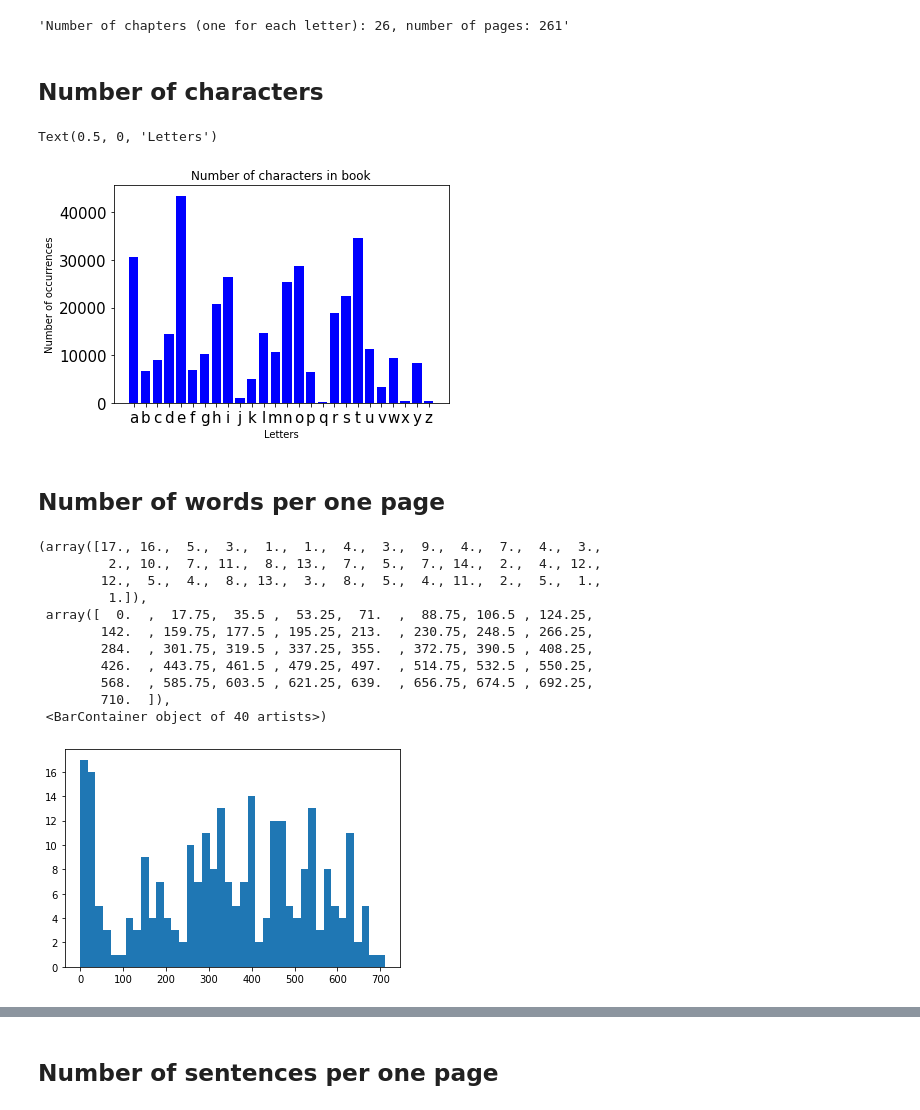
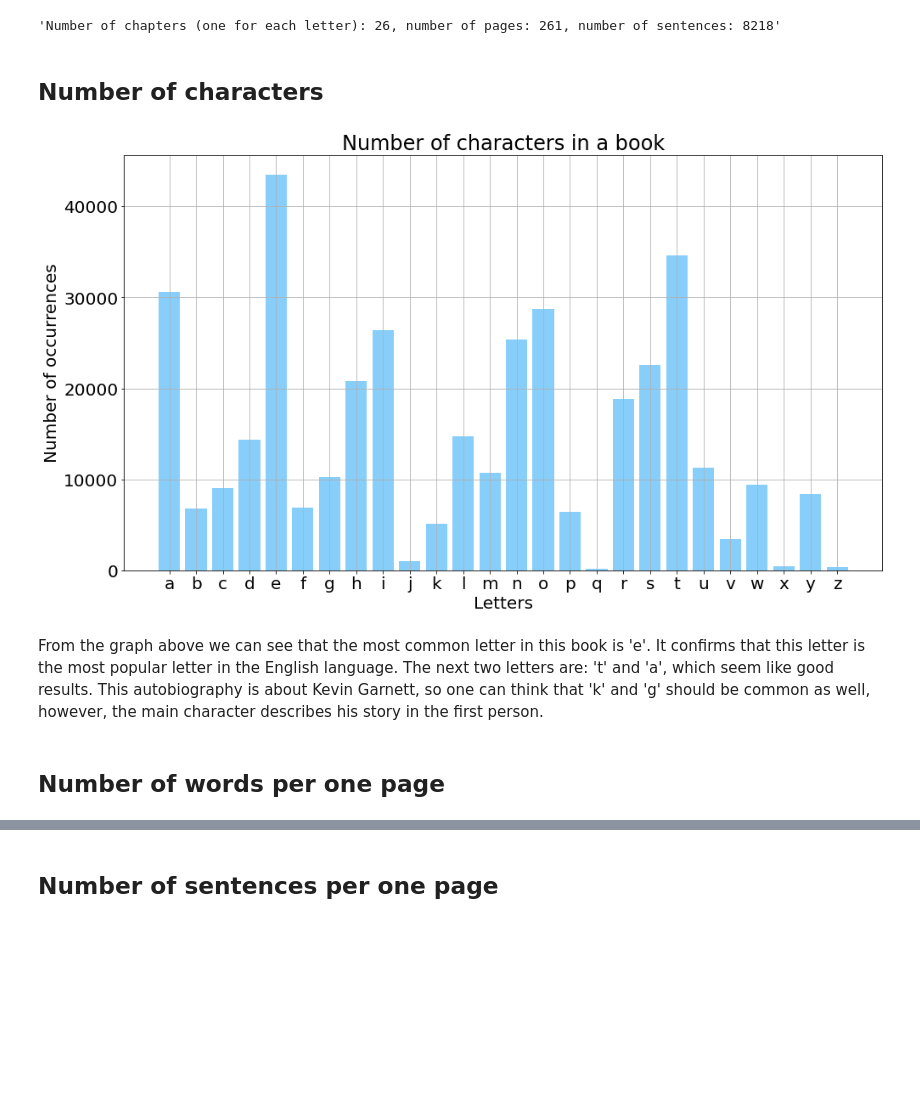
Before and after one commit to dpalatynski/DataAnalysis, a Jupyter notebook: book-analysis/book-analysis.ipynb, the cells around one changed output, grey strips where cells are left out. Saved outputs shown, nothing was run; the diff lists cells and outputs as text; code cells hidden in the pictures; blank space fills up the shorter version.

```diff
--- a/book-analysis/book-analysis.ipynb
+++ b/book-analysis/book-analysis.ipynb
@@ -34,4 +35,6 @@ eng_stopwords = stopwords.words("english")
 Tokenizer = RegexpTokenizer(r"[A-Za-z0-9-]+")
 wl=WordNetLemmatizer()
 nlp = spacy.load('en_core_web_lg')
+analyser = SentimentIntensityAnalyzer()
+colors = ['tomato', 'khaki', 'plum', 'lightskyblue','palegreen']
 # %% [markdown]
@@ -60,26 +90,47 @@ chapters = chapters[1:]
 # %%
+pages = prepare_pages('KG.pdf')
+chapters = prepare_chapters(pages)
 pages = [page.replace('\n', '') for page in pages]
 chapters = [chapter.replace('\n', '') for chapter in chapters]
 all_text = ' '.join(pages)
 all_sentences = nltk.tokenize.sent_tokenize(all_text)
 # %%
-f'Number of chapters (one for each letter): {len(chapters)}, number of pages: {len(pages)}'
+f'Number of chapters (one for each letter): {len(chapters)}, number of pages: {len(pages)}, number of sentences: {len(all_sentences)}'
 # %% [output]
-'Number of chapters (one for each letter): 26, number of pages: 261'
+'Number of chapters (one for each letter): 26, number of pages: 261, number of sentences: 8218'
 # %% [markdown]
 ## Number of characters
 # %%
-counter = dict(Counter(re.sub('[^a-z]', '', all_text.lower())))
-counter = dict(sorted(counter.items(), key=lambda item: item[0]))
+def find_number_of_characters(text):
+    """
+    finds number of characters in text
+
+    Input:
+        text: str - text in which number of every characters will be found
+
+    Output:
+        counter: dict - dictionary with number of occurre
+    """
+    counter = dict(Counter(re.sub('[^a-z]', '', text.lower())))
+    counter = dict(sorted(counter.items(), key=lambda item: item[0]))
+
+    return counter
+# %%
+counter = find_number_of_characters(all_text)
 # %%
-plt.bar(range(len(counter)), list(counter.values()), align='center', color='blue')
+plt.rc("xtick", labelsize=20)
+plt.rc("ytick", labelsize=20)
+plt.figure(figsize=(16, 9))
+plt.bar(range(len(counter)), list(counter.values()), align='center', color=colors[3])
 plt.xticks(range(len(counter)), list(counter.keys()))
-plt.title('Number of characters in book')
-plt.ylabel('Number of occurrences')
-plt.xlabel('Letters')
+plt.title('Number of characters in a book', fontsize=24)
+plt.ylabel('Number of occurrences', fontsize=20)
+plt.xlabel('Letters', fontsize=20)
+plt.grid()
 # %% [output]
-Text(0.5, 0, 'Letters')
-[figure, old version]
+[figure, new version]
+# %% [markdown]
+From the graph above we can see that the most common letter in this book is 'e'. It confirms that this letter is the most popular letter in the English language. The next two letters are: 't' and 'a', which seem like good results. This autobiography is about Kevin Garnett, so one can think that 'k' and 'g' should be common as well, however, the main character describes his story in the first person.
 # %% [markdown]
 ## Number of words per one page
 # %%
@@ -88,18 +139,3 @@ for i in range(len(pages)):
     words = pages[i].split(' ')
     words = [word for word in words if word != '']
     number_of_words.append(len(words))
-# %%
-plt.hist(number_of_words, bins=40)
-# %% [output]
-(array([17., 16.,  5.,  3.,  1.,  1.,  4.,  3.,  9.,  4.,  7.,  4.,  3.,
-         2., 10.,  7., 11.,  8., 13.,  7.,  5.,  7., 14.,  2.,  4., 12.,
-        12.,  5.,  4.,  8., 13.,  3.,  8.,  5.,  4., 11.,  2.,  5.,  1.,
-         1.]),
- array([  0.  ,  17.75,  35.5 ,  53.25,  71.  ,  88.75, 106.5 , 124.25,
-        142.  , 159.75, 177.5 , 195.25, 213.  , 230.75, 248.5 , 266.25,
-        284.  , 301.75, 319.5 , 337.25, 355.  , 372.75, 390.5 , 408.25,
-        426.  , 443.75, 461.5 , 479.25, 497.  , 514.75, 532.5 , 550.25,
-        568.  , 585.75, 603.5 , 621.25, 639.  , 656.75, 674.5 , 692.25,
-        710.  ]),
- <BarContainer object of 40 artists>)
-[figure, removed]
```
Also changed, not shown: parts of 80 cells of this notebook.
